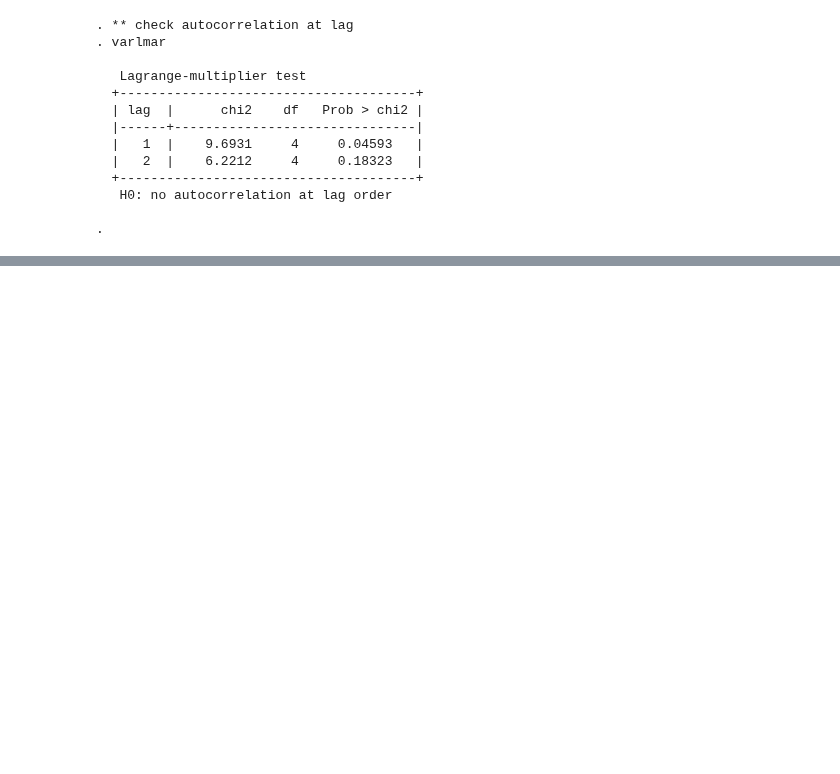
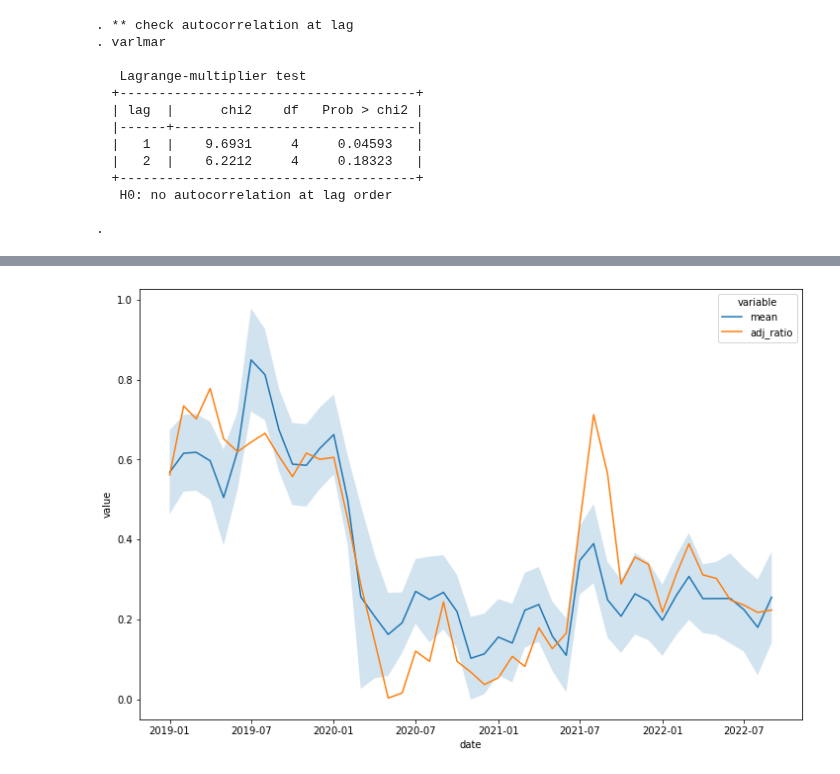
Before and after one commit to worldbank/pacific-observatory, a Jupyter notebook: docs/tourism/palau_mtsa.ipynb, the cells around one changed output, grey strips where cells are left out. Drawn from its saved outputs; the diff is of its cells as text; code cells hidden in the pictures; blank space fills up the shorter version.

```diff
--- a/docs/tourism/palau_mtsa.ipynb
+++ b/docs/tourism/palau_mtsa.ipynb
@@ -302,0 +368,10 @@ varlmar
+# %%
+adj_ratio = []
+for idx, ratio in enumerate(palau_merged["ratio"]):
+    if ratio < 1:
+        adj_ratio.append(ratio)
+    else:
+        ratio = ((palau_merged["ratio"][idx-1] + palau_merged["ratio"][idx+1]))/2
+        adj_ratio.append(ratio)
+
+palau_merged["adj_ratio"] = adj_ratio
@@ -302,0 +384,7 @@ varlmar
+# %%
+temp = palau_merged[["ratio", "adj_ratio", "stringency_index", "date"]].reset_index()
+temp["covid"] = (temp.date >= "2020-03-12")
+temp["quarter"] = temp["date"].dt.quarter
+temp = (temp.merge(gt[["date", "palau travel"]], how="left", on="date")
+            .rename({"palau travel": "palau_travel"}, axis=1))
+temp.head(5)
@@ -302,0 +398,5 @@ varlmar
+# %%
+import statsmodels.formula.api as smf
+res = smf.wls(
+    formula="adj_ratio ~ covid * stringency_index + C(quarter) + palau_travel", data=temp).fit()
+res.summary()
@@ -302,0 +429,4 @@ varlmar
+# %%
+ratio_pred = res.get_prediction().summary_frame()
+ratio_stats = pd.concat([temp, ratio_pred], axis=1)
+ratio_stats.head(5)
@@ -302,0 +440,9 @@ varlmar
+# %%
+ratio_viz_df = ratio_stats[["mean", "adj_ratio", "date"]].melt(id_vars="date")
+
+fig, ax = plt.subplots(figsize=(12,8))
+sns.lineplot(data=ratio_viz_df, x="date", y="value", hue="variable")
+ax.fill_between(data=ratio_stats, x="date", y1="mean_ci_lower", y2="mean_ci_upper", alpha=0.2)
+plt.show()
+# %% [output]
+[figure, added]
```
Also changed, not shown: parts of 13 cells of this notebook, 3 other files.
